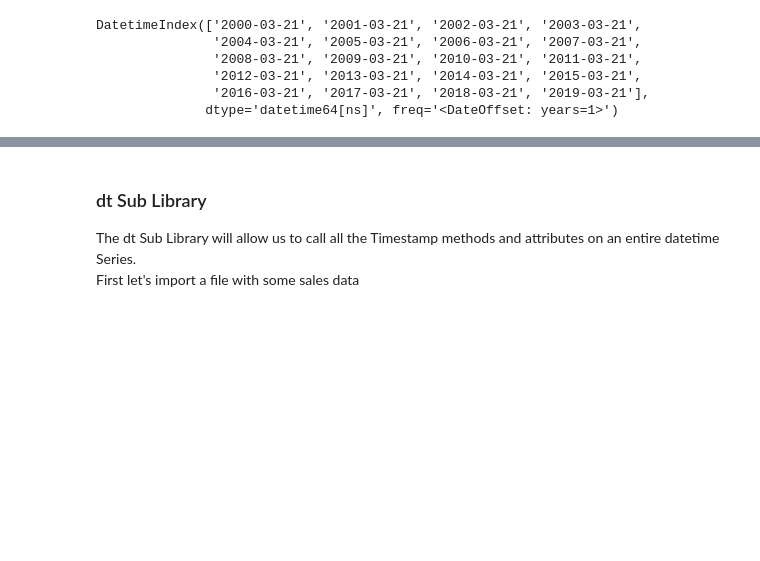
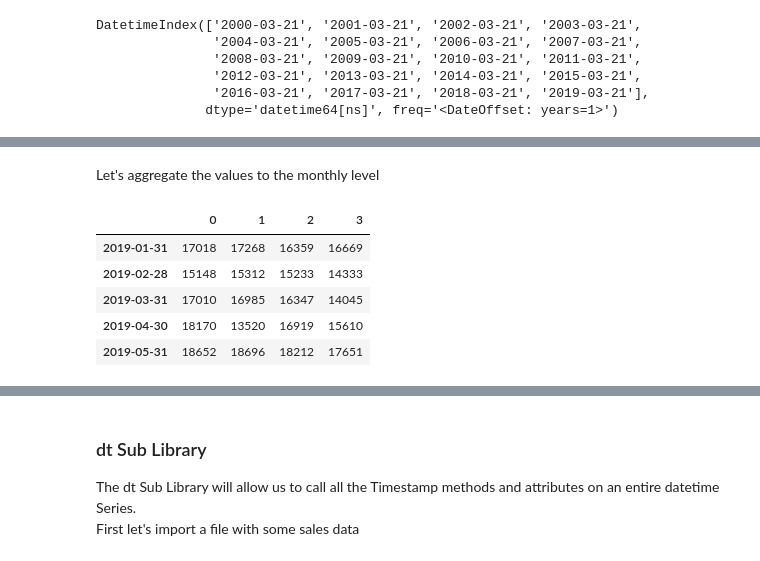
Before and after one commit to Elad-p/Python, a Jupyter notebook: Data Analysis/Working With Dates.ipynb, the cells around one changed output, grey strips where cells are left out. Saved outputs shown, nothing was run; the diff lists cells and outputs as text; code cells hidden in the pictures; blank space fills up the shorter version.

```diff
--- a/Data Analysis/Working With Dates.ipynb
+++ b/Data Analysis/Working With Dates.ipynb
@@ -405,0 +509,11 @@ DatetimeIndex(['2000-03-21', '2001-03-21', '2002-03-21', '2003-03-21',
+# %% [markdown]
+Let's aggregate the values to the monthly level
+# %%
+values.resample('m').sum().head()
+# %% [output]
+|  | 0 | 1 | 2 | 3 |
+| 2019-01-31 | 17018 | 17268 | 16359 | 16669 |
+| 2019-02-28 | 15148 | 15312 | 15233 | 14333 |
+| 2019-03-31 | 17010 | 16985 | 16347 | 14045 |
+| 2019-04-30 | 18170 | 13520 | 16919 | 15610 |
+| 2019-05-31 | 18652 | 18696 | 18212 | 17651 |
```
Also changed, not shown: parts of 22 cells of this notebook.
